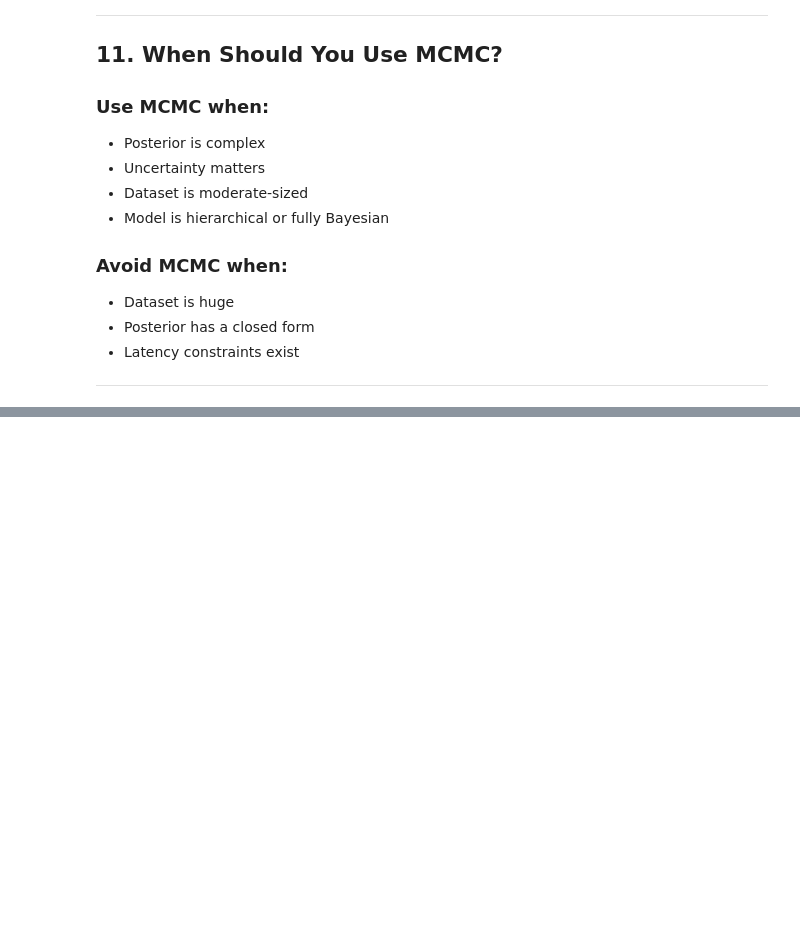
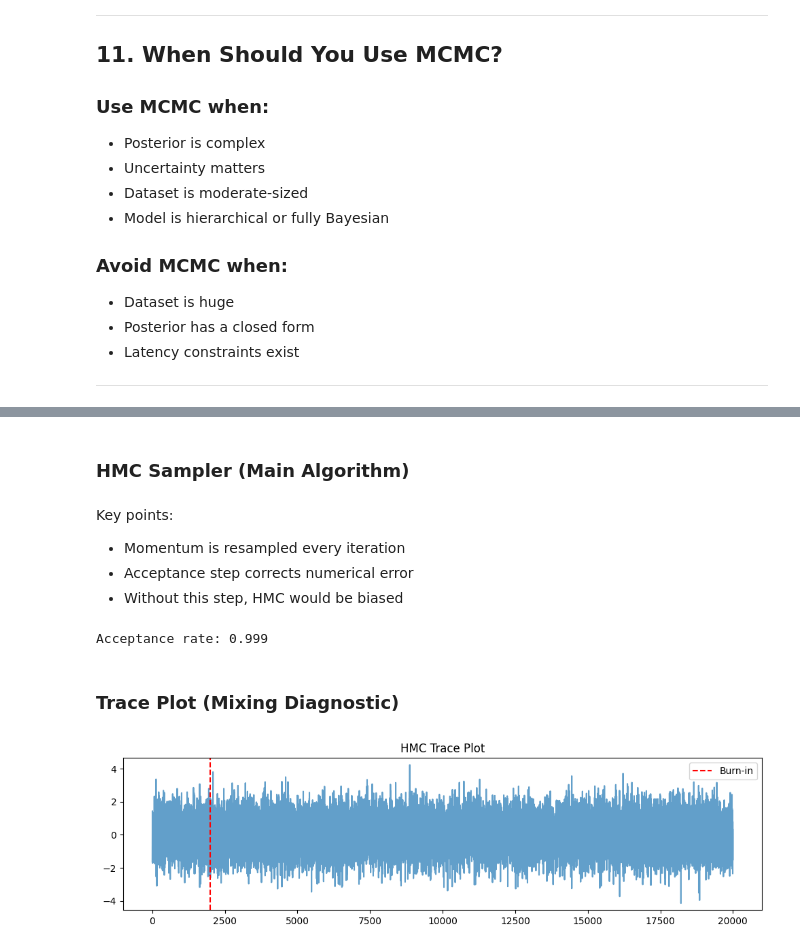
Before and after one commit to axeltanjung/best-model-uncertainty, a Jupyter notebook: notebook/markov_chain_monte_carlo.ipynb, the cells around one changed output, grey strips where cells are left out. Drawn from its saved outputs; the diff is of its cells as text; code cells hidden in the pictures; blank space fills up the shorter version.

```diff
--- a/notebook/markov_chain_monte_carlo.ipynb
+++ b/notebook/markov_chain_monte_carlo.ipynb
@@ -259,0 +914,11 @@ This is why tools like **Stan** and **PyMC** use **HMC / NUTS** by default.
+# %%
+import numpy as np
+import matplotlib.pyplot as plt
+
+def U(theta):
+    """Potential energy"""
+    return 0.5 * theta**2
+
+def grad_U(theta):
+    """Gradient of potential energy"""
+    return theta
@@ -259,0 +964,5 @@ This is why tools like **Stan** and **PyMC** use **HMC / NUTS** by default.
+# %%
+def hamiltonian(theta, r):
+    return U(theta) + 0.5 * r**2
+# %% [markdown]
+### HMC Sampler (Main Algorithm)
@@ -259,0 +1003,34 @@ This is why tools like **Stan** and **PyMC** use **HMC / NUTS** by default.
+# %% [markdown]
+Key points:
+
+- Momentum is resampled every iteration
+- Acceptance step corrects numerical error
+- Without this step, HMC would be biased
+# %%
+np.random.seed(42)
+
+samples, acc_rate = hmc_sampler(
+    initial_theta=5.0,   # far from mode on purpose
+    n_samples=20_000,
+    step_size=0.1,
+    n_steps=20
+)
+
+print(f"Acceptance rate: {acc_rate:.3f}")
+# %% [output]
+Acceptance rate: 0.999
+# %% [markdown]
+### Trace Plot (Mixing Diagnostic)
+# %%
+burn_in = 2_000
+posterior_samples = samples[burn_in:]
+
+plt.figure(figsize=(10, 3))
+plt.plot(samples, alpha=0.7)
+plt.axvline(burn_in, color="red", linestyle="--", label="Burn-in")
+plt.title("HMC Trace Plot")
+plt.legend()
+plt.tight_layout()
+plt.show()
+# %% [output]
+[figure, added]
```
Also changed, not shown: parts of 38 cells of this notebook.
